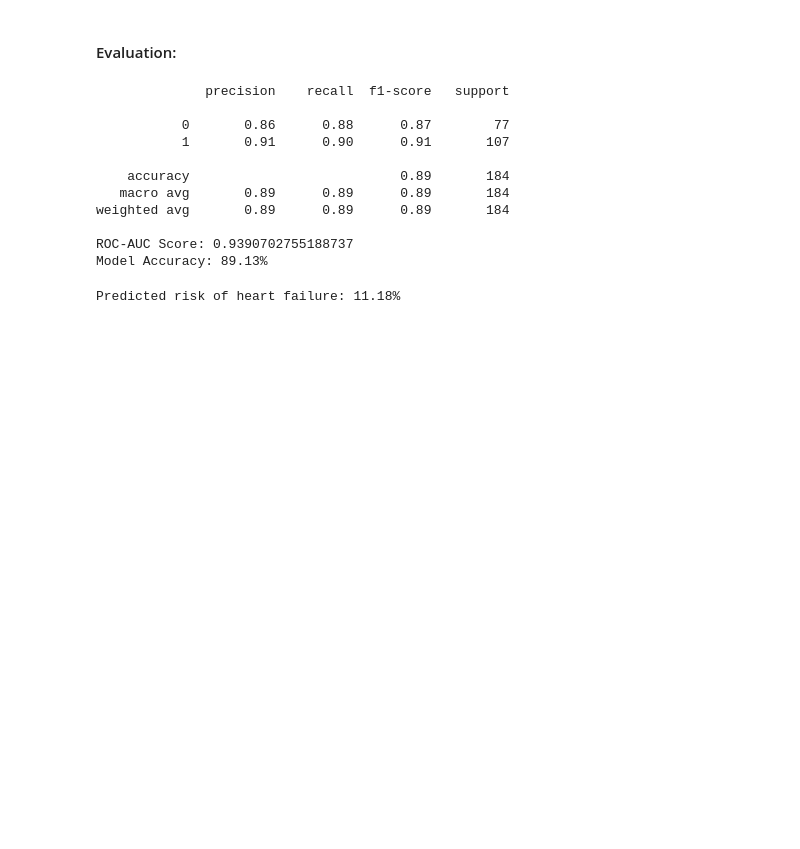
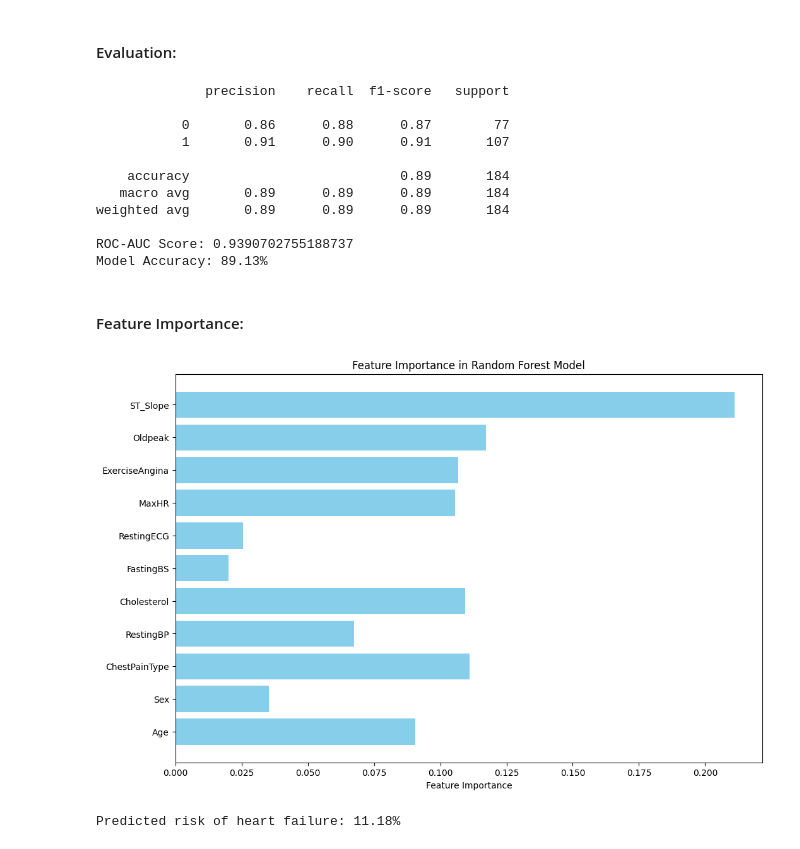
Before and after one commit to sunnypark12/CS4641_Group5, a Jupyter notebook: randomforest.ipynb, the cells around one changed output. Cells and saved outputs as stored; diff of their text form; code cells hidden in the pictures; blank space fills up the shorter version.

```diff
--- a/randomforest.ipynb
+++ b/randomforest.ipynb
@@ -247,6 +247,20 @@ weighted avg       0.89      0.89      0.89       184
 
 ROC-AUC Score: 0.9390702755188737
 Model Accuracy: 89.13%
+# %% [markdown]
+#### Feature Importance:
+# %%
+# Plot feature importance
+feature_importances = rf_model.feature_importances_
+features = df.drop('HeartDisease', axis=1).columns
+
+plt.figure(figsize=(12, 8))
+plt.barh(features, feature_importances, color='skyblue')
+plt.xlabel('Feature Importance')
+plt.title('Feature Importance in Random Forest Model')
+plt.show()
+# %% [output]
+[figure, added]
 # %%
 new_data = pd.DataFrame({
     'Age': [45],
```
Also changed, not shown: 3 other files.
